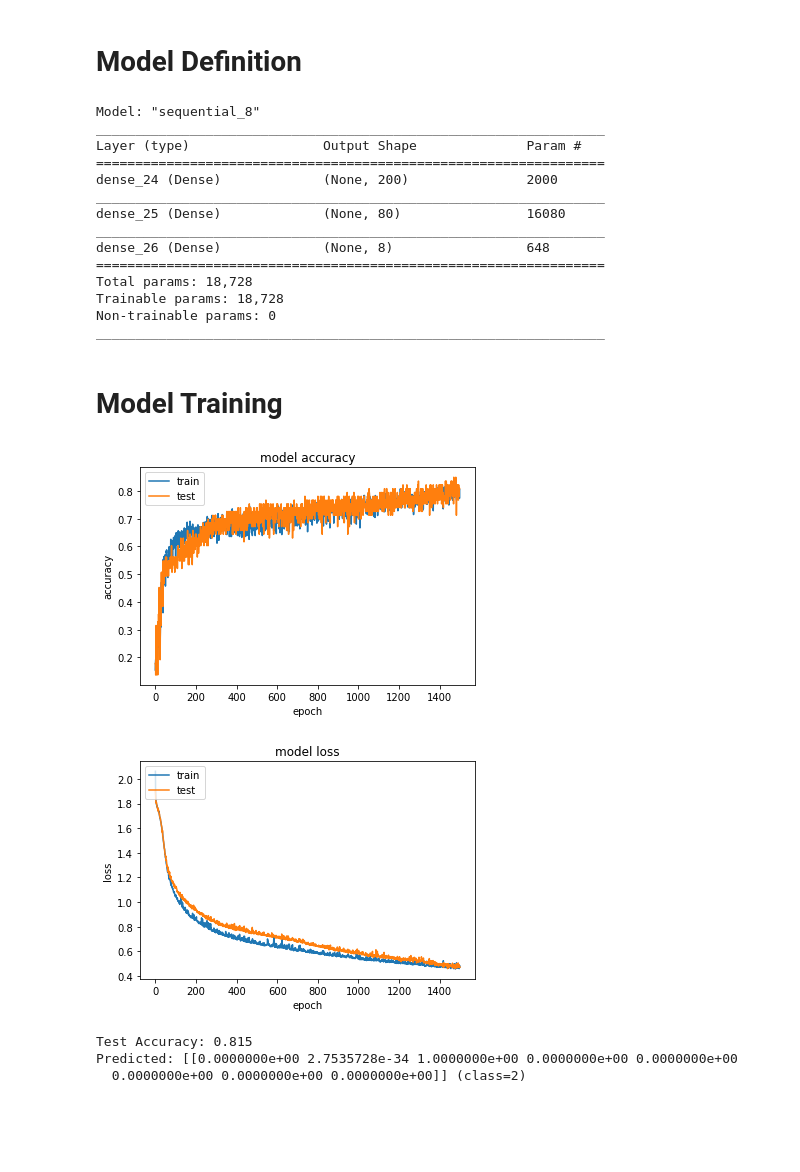
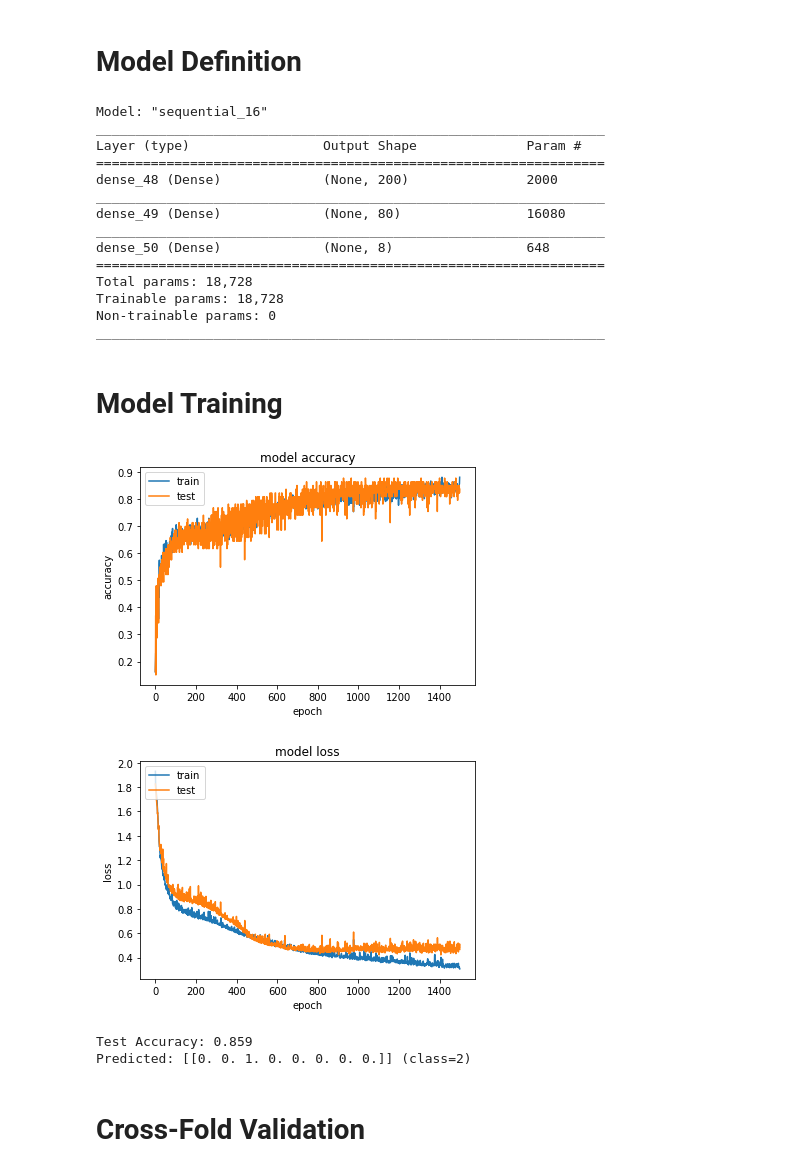
Before and after one commit to Jordanmarshall2510/CS4287-Neural-Computing, a Jupyter notebook: MLP-Assignment/model.ipynb, the cells around one changed output. Cells and saved outputs as stored; diff of their text form; code cells hidden in the pictures; blank space fills up the shorter version.

```diff
--- a/MLP-Assignment/model.ipynb
+++ b/MLP-Assignment/model.ipynb
@@ -123,8 +123,8 @@ from tensorflow.keras.optimizers import Adam
 
 # define model
 model = Sequential()
-model.add(Dense(200, activation='relu', kernel_initializer='he_normal', input_shape=(n_features,)))
-model.add(Dense(80, activation='relu', kernel_initializer='he_normal'))
+model.add(Dense(200, activation='elu', kernel_initializer='he_normal', input_shape=(n_features,)))
+model.add(Dense(80, activation='elu', kernel_initializer='he_normal'))
 model.add(Dense(8, activation='softmax'))
 
 # compile the model
@@ -134,15 +134,15 @@ model.compile(optimizer=adam, loss='categorical_crossentropy', metrics=['accurac
 # Model Summary
 model.summary()
 # %% [output]
-Model: "sequential_8"
+Model: "sequential_16"
 _________________________________________________________________
 Layer (type)                 Output Shape              Param #
 =================================================================
-dense_24 (Dense)             (None, 200)               2000
+dense_48 (Dense)             (None, 200)               2000
 _________________________________________________________________
-dense_25 (Dense)             (None, 80)                16080
+dense_49 (Dense)             (None, 80)                16080
 _________________________________________________________________
-dense_26 (Dense)             (None, 8)                 648
+dense_50 (Dense)             (None, 8)                 648
 =================================================================
 Total params: 18,728
 Trainable params: 18,728
@@ -153,38 +153,43 @@ _________________________________________________________________
 # %%
 from numpy import argmax
 
+epochs = 1500
+batch_size = 16
+validation_split = 0.2
+
 # fit the model
-history = model.fit(X_train, y_train, validation_split=0.2, epochs=1500, batch_size=32, verbose=0)
+history = model.fit(X_train, y_train, validation_split=validation_split, epochs=epochs, batch_size=batch_size, verbose=0)
 
 # summarize history for accuracy
 plt.plot(history.history['accuracy'])
 plt.plot(history.history['val_accuracy'])
 plt.title('model accuracy')
 plt.ylabel('accuracy')
 plt.xlabel('epoch')
 plt.legend(['train', 'test'], loc='upper left')
 plt.show()
 
 # summarize history for loss
 plt.plot(history.history['loss'])
 plt.plot(history.history['val_loss'])
 plt.title('model loss')
 plt.ylabel('loss')
 plt.xlabel('epoch')
 plt.legend(['train', 'test'], loc='upper left')
 plt.show()
 
 # evaluate the model
 loss, acc = model.evaluate(X_test, y_test, verbose=0)
 print('Test Accuracy: %.3f' % acc)
 
 # make a prediction
 row = [1.51596,12.79,3.61,1.62,72.97,0.64,8.07,0,0.26]
 yhat = model.predict([row])
 print('Predicted: %s (class=%d)' % (yhat, argmax(yhat)))
 # %% [output]
-[figure, old version]
+[figure, new version]
-[figure, old version]
+[figure, new version]
-Test Accuracy: 0.815
-Predicted: [[0.0000000e+00 2.7535728e-34 1.0000000e+00 0.0000000e+00 0.0000000e+00
-  0.0000000e+00 0.0000000e+00 0.0000000e+00]] (class=2)
+Test Accuracy: 0.859
+Predicted: [[0. 0. 1. 0. 0. 0. 0. 0.]] (class=2)
+# %% [markdown]
+# Cross-Fold Validation
```
Also changed, not shown: parts of 1 cell of this notebook.
